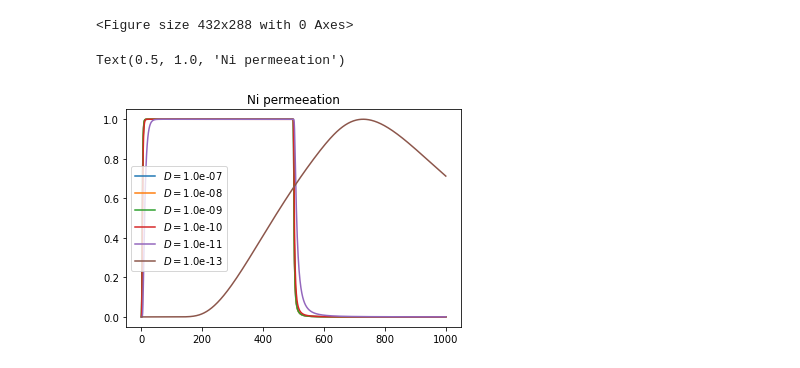
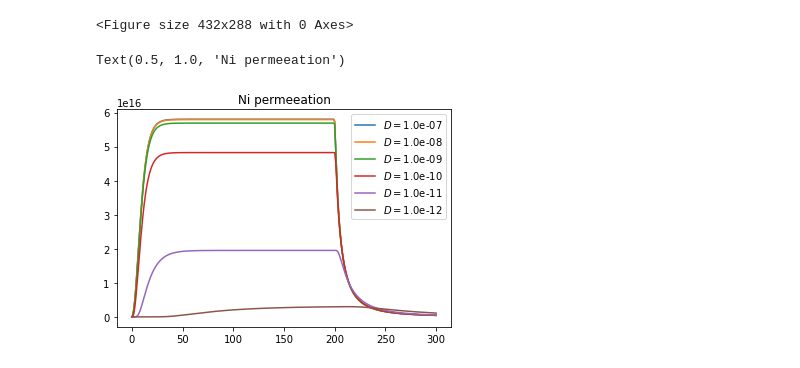
Before and after one commit to Kshora/pytmap7, a Jupyter notebook: examples/example.ipynb, the cells around one changed output. Cells and saved outputs as stored; diff of their text form; code cells hidden in the pictures.

```diff
--- a/examples/example.ipynb
+++ b/examples/example.ipynb
@@ -62,14 +87,14 @@ run finished
 t7 = TmapTask(basepath='../')
 # False means using an initial input
 parameters = {
-    "ksubd" : 1e18,
+    "ksubd" : 1e17,
     "ku" : False,
     "kd" : False,
     "dif" : False,
-    "temp" : 900,
+    "temp" : False,
     "tstep" : 0.1 # Must not be False
 }
-t7.prep_parameters(parameters,"../template2.inp")
+t7.prep_parameters(parameters,"../template2_Ni.inp")
 t7.run()
 t7.plot()
 print(t7.parameters)
@@ -81,3 +106,28 @@ run finished
 # Loop
 # %%
 from time import sleep
+# %%
+%run -n ../tmap7.py
+
+t7 = TmapTask(basepath='../')
+js = []
+kus = [1e-31,1e-30,2e-30,5e-30,1e-29]
+difs = [1e-7,1e-8,1e-9,1e-10,1e-11,1e-12]
+ts = [300,400,500,600,700,800]
+for x in difs:
+    parameters = {
+        "ksubd" : 1e17,
+        "ku" : 2e-29,
+        "kd" : 5e-30,
+        "dif" : x,
+        "temp" : False,
+        "tstep" : 0.1
+    }
+    t7.prep_parameters(parameters,"../template.inp")
+    t7.run()
+    #t7.plot()
+    #print(t7.parameters)
+    #print(f'{t7.data[:,2].max():.2e}\t{t7.gamma.max():.2e}')
+    js.append(t7.gamma)
+
+js = np.array(js)
@@ -87,11 +153,11 @@ from time import sleep
 t7 = TmapTask(basepath='../')
 js = []
 kus = [1e-31,1e-30,2e-30,5e-30,1e-29]
-difs = [1e-7,1e-8,1e-9,1e-10,1e-11,1e-13]
+difs = [1e-7,1e-8,1e-9,1e-10,1e-11,1e-12]
 ts = [300,400,500,600,700,800]
 for x in difs:
     parameters = {
-        "ksubd" : 1e18,
+        "ksubd" : 1e17,
         "ku" : False,
         "kd" : False,
         "dif" : x,
@@ -115,10 +181,9 @@ run finished
 run finished
 <Figure size 432x288 with 0 Axes>
 # %%
-[plt.plot(t7.t,js[i]/js[i].max(),label=f'$D=${x:.1e}') for i,x in enumerate(difs)]
+[plt.plot(t7.t,js[i],label=f'$D=${x:.1e}') for i,x in enumerate(difs)]
 plt.legend()
 plt.title('Ni permeeation')
-# plt.xlim(0,10)
 # %% [output]
 Text(0.5, 1.0, 'Ni permeeation')
-[figure, old version]
+[figure, new version]
```
Also changed, not shown: parts of 17 cells of this notebook, 12 other files.
